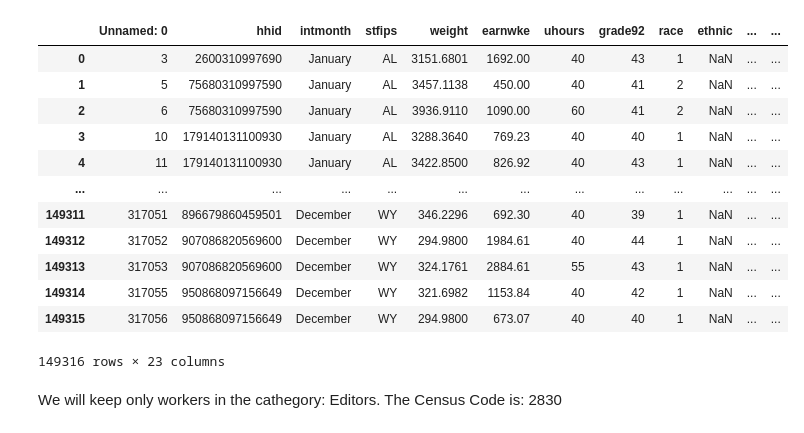
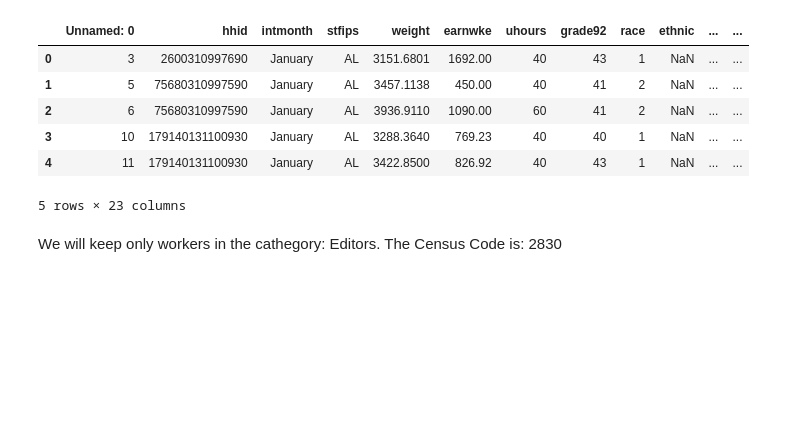
Before and after one commit to Jacopo21/EarningxOccupation, a Jupyter notebook: HM1/earnings.ipynb, the cells around one changed output. Cells and saved outputs as stored; diff of their text form; code cells hidden in the pictures; blank space fills up the shorter version.

```diff
--- a/HM1/earnings.ipynb
+++ b/HM1/earnings.ipynb
@@ -11,21 +141,15 @@ import statsmodels.formula.api as smf
 # %%
 data = pd.read_csv("/Users/jacopobinati/Desktop/Prediction ML/assignment1/DA3-phdma/HM1/morg-2014-emp.csv")
-data
+data.head()
 #Data imported correctly since we have 149316 observations
 # %% [output]
 |  | Unnamed: 0 | hhid | intmonth | stfips | weight | earnwke | uhours | grade92 | race | ethnic | ... | ... |
 | 0 | 3 | 2600310997690 | January | AL | 3151.6801 | 1692.00 | 40 | 43 | 1 | NaN | ... | ... |
 | 1 | 5 | 75680310997590 | January | AL | 3457.1138 | 450.00 | 40 | 41 | 2 | NaN | ... | ... |
 | 2 | 6 | 75680310997590 | January | AL | 3936.9110 | 1090.00 | 60 | 41 | 2 | NaN | ... | ... |
 | 3 | 10 | 179140131100930 | January | AL | 3288.3640 | 769.23 | 40 | 40 | 1 | NaN | ... | ... |
 | 4 | 11 | 179140131100930 | January | AL | 3422.8500 | 826.92 | 40 | 43 | 1 | NaN | ... | ... |
-| ... | ... | ... | ... | ... | ... | ... | ... | ... | ... | ... | ... | ... |
-| 149311 | 317051 | 896679860459501 | December | WY | 346.2296 | 692.30 | 40 | 39 | 1 | NaN | ... | ... |
-| 149312 | 317052 | 907086820569600 | December | WY | 294.9800 | 1984.61 | 40 | 44 | 1 | NaN | ... | ... |
-| 149313 | 317053 | 907086820569600 | December | WY | 324.1761 | 2884.61 | 55 | 43 | 1 | NaN | ... | ... |
-| 149314 | 317055 | 950868097156649 | December | WY | 321.6982 | 1153.84 | 40 | 42 | 1 | NaN | ... | ... |
-| 149315 | 317056 | 950868097156649 | December | WY | 294.9800 | 673.07 | 40 | 40 | 1 | NaN | ... | ... |
-149316 rows × 23 columns
+5 rows × 23 columns
 # %% [markdown]
 We will keep only workers in the cathegory: Editors.
 The Census Code is: 2830
```
Also changed, not shown: parts of 17 cells of this notebook.
